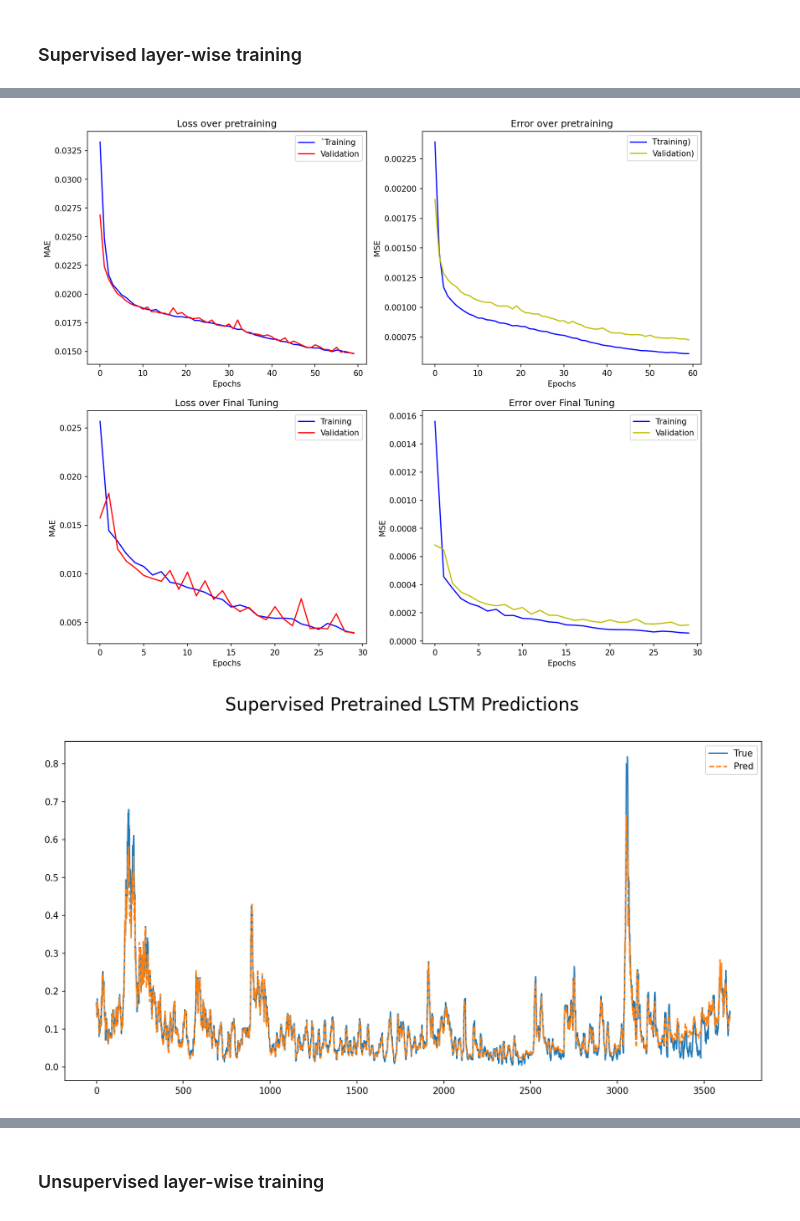
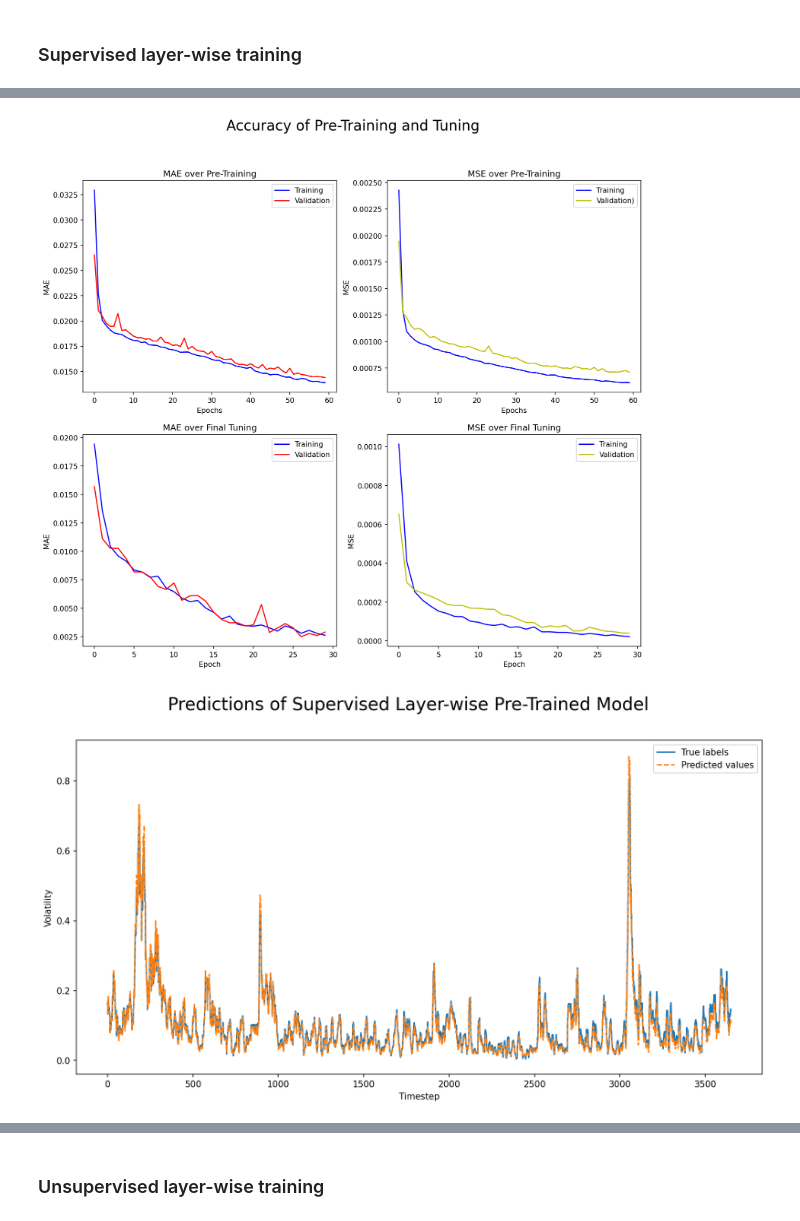
Before and after one commit to gittmp/efficient-deep-learning, a Jupyter notebook: Program/risk-forecasting.ipynb, the cells around one changed output, grey strips where cells are left out. Drawn from its saved outputs; the diff is of its cells as text; code cells hidden in the pictures.

Commit message:
ensured correct precision for all training processes, adapted progressive training slightly, added more metrics to active learning

```diff
--- a/Program/risk-forecasting.ipynb
+++ b/Program/risk-forecasting.ipynb
@@ -498,13 +537,17 @@ if LOW_BIT_TRAINING:
     fig1, ax1 = plt.subplots(1, 2, figsize=(14, 7), dpi=150)
     fig1.suptitle("Accuracy of Mixed-Precision Model", fontsize=20)
 
-    ax1[0].plot(history_mp['loss'], color='b', xlabel='Epoch', ylabel='MAE', label="Training")
-    ax1[0].plot(history_mp['val_loss'], color='r', xlabel='Epoch', ylabel='MAE', label="Validation")
+    ax1[0].plot(history_mp['loss'], color='b', label="Training")
+    ax1[0].plot(history_mp['val_loss'], color='r', label="Validation")
     ax1[0].legend(loc=0)
+    ax1[0].set_xlabel('Epoch')
+    ax1[0].set_ylabel('MAE')
 
-    ax1[1].plot(history_mp['mse'], color='b', xlabel='Epoch', ylabel='MSE', label="Training")
-    ax1[1].plot(history_mp['val_mse'], color='y', xlabel='Epoch', ylabel='MSE', label="Validation")
+    ax1[1].plot(history_mp['mse'], color='b', label="Training")
+    ax1[1].plot(history_mp['val_mse'], color='y', label="Validation")
     ax1[1].legend(loc=0)
+    ax1[1].set_xlabel('Epoch')
+    ax1[1].set_ylabel('MAE')
 
     try:
         fig1.savefig('./drive/MyDrive/UCL/Thesis/results/loss-mixedprecision.png')
@@ -520,9 +563,12 @@ if LOW_BIT_TRAINING:
     fig2, ax2 = plt.subplots(figsize=(14, 7), dpi=150)
     fig2.suptitle("Predictions of Mixed-Precision Model", fontsize=20)
 
-    ax2.plot(y_test_plot, xlabel='Timestep', ylabel='Volatility', label='True labels')
-    ax2.plot(y_pred_plot, linestyle='--', xlabel='Timestep', ylabel='Volatility', label='Predicted values')
+    ax2.plot(y_test_plot, label='True labels')
+    ax2.plot(y_pred_plot, linestyle='--', label='Predicted values')
     ax2.legend(loc=0)
+    ax2.set_xlabel('Timestep')
+    ax2.set_ylabel('Volatility')
+
     plt.show()
 
     try:
@@ -568,7 +626,7 @@ def base_model(X, y):
 
 
 # add a layer to the model and train it
-def progress_layers(model, X, y, history, ret_seq=False):
+def progress_layers(model, X, y, history, ret_seq):
     # save then remove output layer
     output = model.layers[-1]
     model.pop()
@@ -576,7 +634,7 @@ def progress_layers(model, X, y, history, ret_seq=False):
     # halt training on existing layers
     for l in model.layers: l.trainable = False
 
-    # add new layer and restore output layer
+    # add new layer and restore output layer (if final LSTM layer, do not return sequences)
     model.add(LSTM(NODES_PER_LAYER, return_sequences=ret_seq, activation='tanh'))
     model.add(output)
 
@@ -595,15 +653,8 @@ def progress_layers(model, X, y, history, ret_seq=False):
 
 # final tuning over full model
 def final_training(model, X, y):
-    # remove encoder output layer
-    model.pop()
-
     # make all layers tunable again
     for l in model.layers: l.trainable = True
-
-    # add final LSTM layer and regressor output layer to predict a single value
-    model.add(LSTM(NODES_PER_LAYER, return_sequences=False, activation='tanh'))
-    model.add(Dense(1, activation='linear'))
 
     # recompile with regression loss function
     optim = Adam(learning_rate=0.001, decay=1e-5)
@@ -618,11 +680,19 @@ def final_training(model, X, y):
 # %%
 if PROGRESSIVE_TRAINING:
+    # initial model
     sup_model, history_sup_pretraining, pretrain_time_sup = base_model(X_train, y_train)
     test_loss_1, test_acc_1 = sup_model.evaluate(X_test, y_test)
 
+    # add 2nd LSTM layer & pre-train
     sup_model, history_sup_pretraining, timer = progress_layers(sup_model, X_train, y_train, history_sup_pretraining, ret_seq=True)
     pretrain_time_sup += timer
     test_loss_2, test_acc_2 = sup_model.evaluate(X_test, y_test)
 
+    # add 3rd LSTM layer & pre-train
+    sup_model, history_sup_pretraining, timer = progress_layers(sup_model, X_train, y_train, history_sup_pretraining, ret_seq=False)
+    pretrain_time_sup += timer
+    test_loss_2, test_acc_2 = sup_model.evaluate(X_test, y_test)
+
+    # tune the complete model
     sup_model, history_sup_tuning, tuning_time_sup = final_training(sup_model, X_train, y_train)
 # %% [output]
@@ -685,37 +755,40 @@ if PROGRESSIVE_TRAINING:
     ax1[1, 0].plot(history_sup_tuning['loss'], color='b', label="Training")
     ax1[1, 0].plot(history_sup_tuning['val_loss'], color='r', label="Validation")
     ax1[1, 0].legend(loc=0)
     ax1[1, 0].set(title='MAE over Final Tuning', xlabel='Epoch', ylabel='MAE')
 
     ax1[1, 1].plot(history_sup_tuning['mse'], color='b', label="Training")
     ax1[1, 1].plot(history_sup_tuning['val_mse'], color='y', label="Validation")
     ax1[1, 1].legend(loc=0)
     ax1[1, 1].set(title='MSE over Final Tuning', xlabel='Epoch', ylabel='MSE')
 
     try:
         fig1.savefig('./drive/MyDrive/UCL/Thesis/results/loss-suplayerwise.png')
     except FileNotFoundError:
         fig1.savefig('./loss-suplayerwise.png')
 
     # prediction plot
     y_pred_sup = sup_model.predict(X_test)
     y_pred_sup = y_pred_sup.flatten()
 
     fig2, ax2 = plt.subplots(figsize=(14, 7), dpi=150)
     fig2.suptitle("Predictions of Supervised Layer-wise Pre-Trained Model", fontsize=20)
 
-    ax2.plot(y_test.flatten(), xlabel='Timestep', ylabel='Volatility', label='True labels')
-    ax2.plot(y_pred_sup, linestyle='--', xlabel='Timestep', ylabel='Volatility', label='Predicted values')
+    ax2.plot(y_test.flatten(), label='True labels')
+    ax2.plot(y_pred_sup, linestyle='--', label='Predicted values')
     ax2.legend(loc=0)
+    ax2.set_xlabel('Timestep')
+    ax2.set_ylabel('Volatility')
+
     plt.show()
 
     try:
         fig2.savefig('./drive/MyDrive/UCL/Thesis/results/predictions-suplayerwise.png')
     except FileNotFoundError:
         fig2.savefig('./predictions-suplayerwise.png')
 # %% [output]
-[figure, old version]
+[figure, new version]
-[figure, old version]
+[figure, new version]
 # %%
 if PROGRESSIVE_TRAINING:
     # metrics
```
Also changed, not shown: parts of 31 cells of this notebook.
